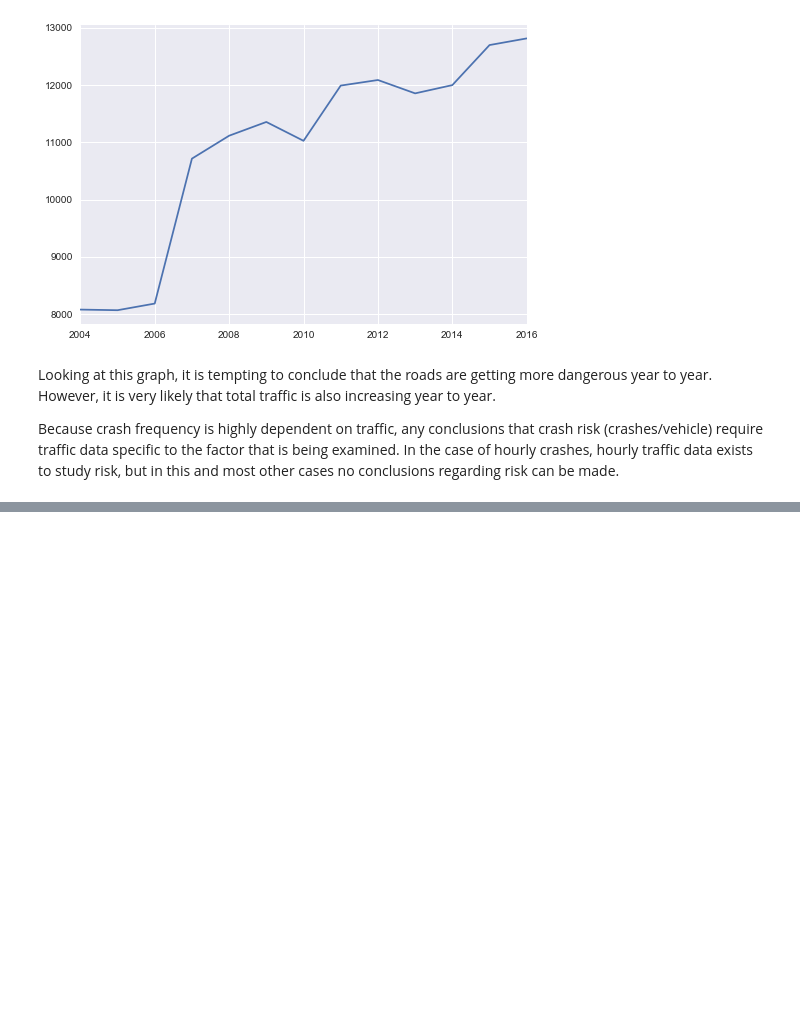
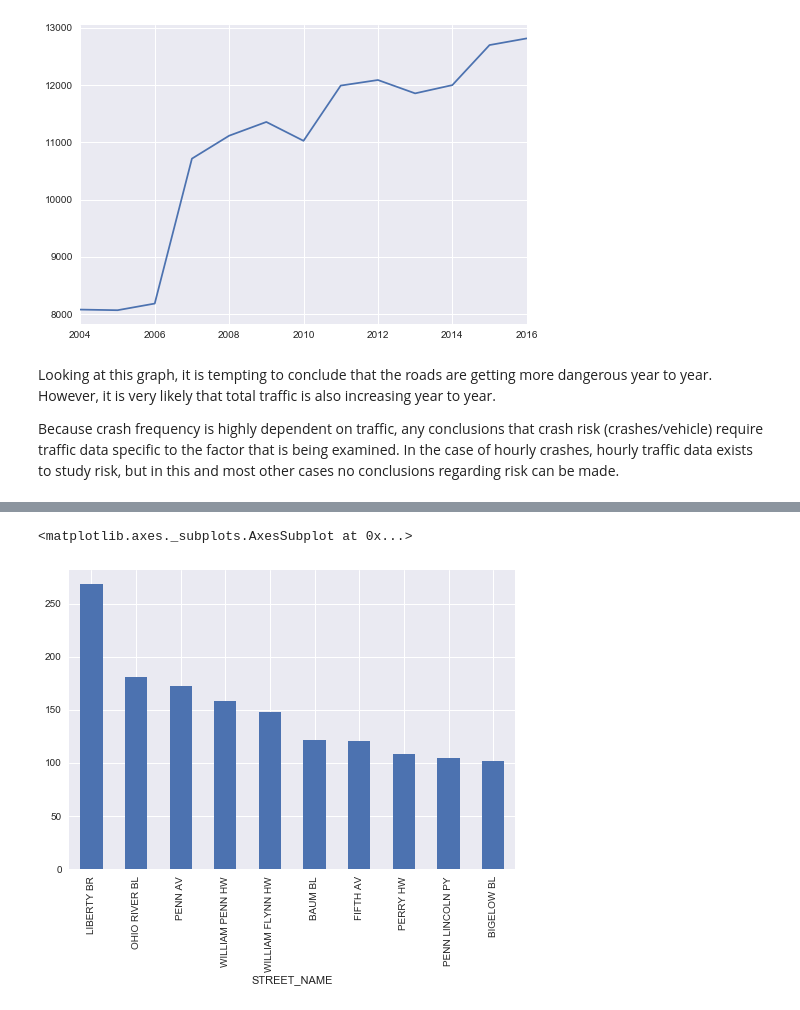
Before and after one commit to amgupta4/Springboard, a Jupyter notebook: Data Story.ipynb, the cells around one changed output, grey strips where cells are left out. Saved outputs shown, nothing was run; the diff lists cells and outputs as text; code cells hidden in the pictures; blank space fills up the shorter version.

Commit message:
Merged in crash severity factors

```diff
--- a/Data Story.ipynb
+++ b/Data Story.ipynb
@@ -182,0 +185,3 @@ Because crash frequency is highly dependent on traffic, any conclusions that cra
+# %%
+crash = pd.read_csv('crashdata.csv')
+crash.head()
@@ -182,0 +196,9 @@ Because crash frequency is highly dependent on traffic, any conclusions that cra
+# %%
+crash_severity = crash.loc[:,('FATAL', 'FATAL_COUNT', 'FATAL_OR_MAJ_INJ', 'INJURY', 'INJURY_COUNT', 'MAJ_INJ_COUNT', 'MAJOR_INJURY', 'MAX_SEVERITY_LEVEL', 'VEHICLE_COUNT','DEC_LAT','DEC_LONG')]
+# %%
+crash_sev_loc = crash_severity.merge(crash_location)
+# %%
+crash_sev_loc.groupby('STREET_NAME').sum().FATAL_COUNT.sort_values(ascending = False).head(10).plot(kind = 'bar')
+# %% [output]
+<matplotlib.axes._subplots.AxesSubplot at 0x...>
+[figure, added]
```
Also changed, not shown: parts of 2 cells of this notebook.
